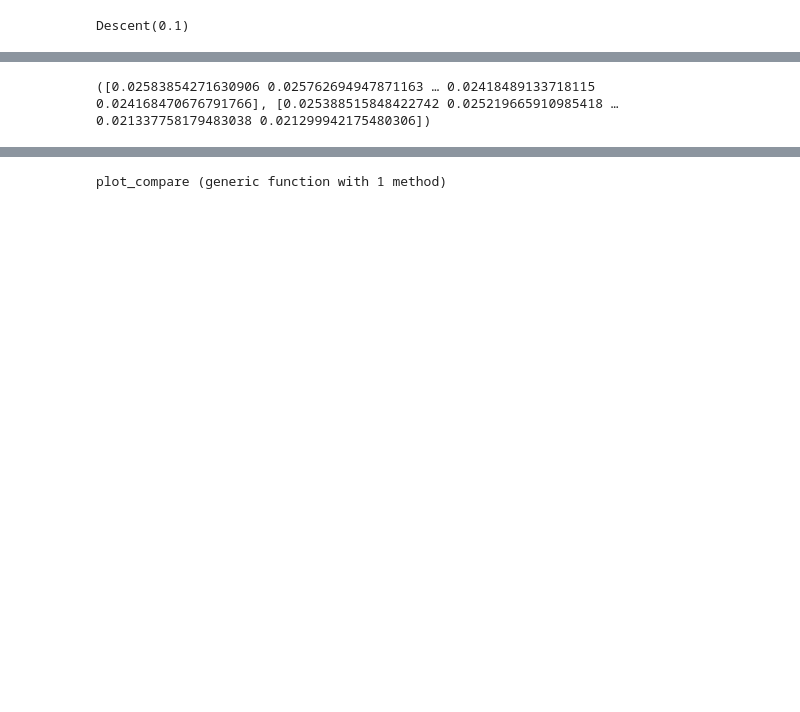
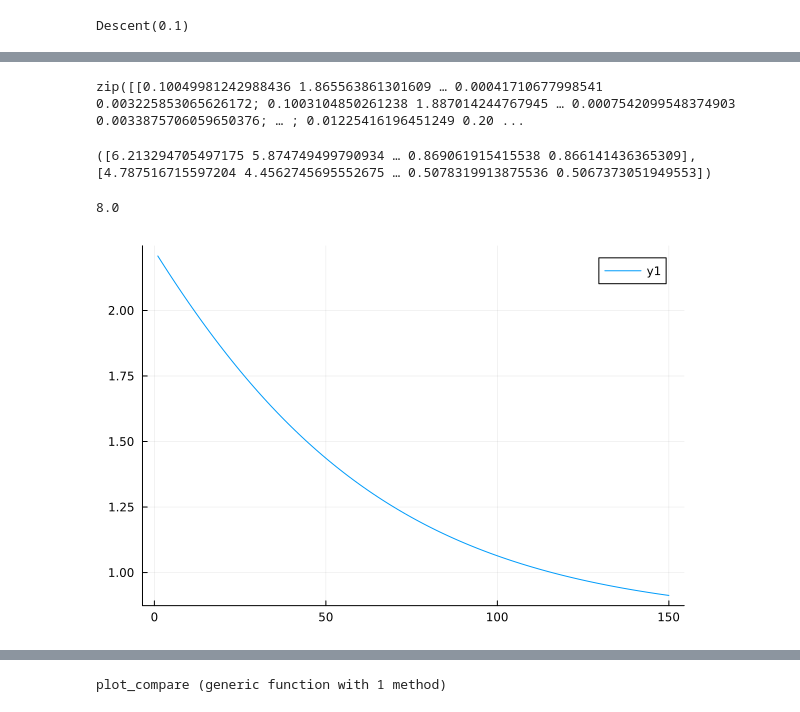
Before and after one commit to njericha/Deep-Unrolling-NTF, a Jupyter notebook: playground music.ipynb, the cells around one changed output, grey strips where cells are left out. Saved outputs shown, nothing was run; the diff lists cells and outputs as text; code cells hidden in the pictures; blank space fills up the shorter version.

```diff
--- a/playground music.ipynb
+++ b/playground music.ipynb
@@ -342,19 +379,33 @@ data = zip(train_V, train_H)
 train!(loss, model, data, opt)  #warning: trainable(x) should now return a NamedTuple with the field names, not a Tuple
+# %%
+testing_data = zip(test_V, test_H)
+# %% [output]
+zip([[0.10049981242988436 1.865563861301609 … 0.00041710677998541 0.003225853065626172; 0.1003104850261238 1.887014244767945 … 0.0007542099548374903 0.0033875706059650376; … ; 0.01225416196451249 0.20 ...
 # %%
 function my_train(maxit=50)
+    train_test_ratio = 1#train_set_size/test_set_size
     training_loss = zeros(1,maxit)
     testing_loss  = zeros(1,maxit)
     for i ∈ 1:maxit
         train!(loss, model, data, opt)
-        training_loss[i] = loss(model, train_V, train_H)
-        testing_loss[i]  = loss(model, test_V , test_H )
+        training_loss[i] = mean(loss(model, V, H) for (V,H) ∈ data)
+        testing_loss[i]  = mean(loss(model, V, H) for (V,H) ∈ testing_data)
     end
-    return training_loss, testing_loss
+    return training_loss, testing_loss*train_test_ratio
 end
 
-training_loss, testing_loss = my_train(50)
+maxit = 150
+training_loss, testing_loss = my_train(maxit)
 # %% [output]
-([0.02583854271630906 0.025762694947871163 … 0.02418489133718115 0.024168470676791766], [0.025388515848422742 0.025219665910985418 … 0.021337758179483038 0.021299942175480306])
+([6.213294705497175 5.874749499790934 … 0.869061915415538 0.866141436365309], [4.787516715597204 4.4562745695552675 … 0.5078319913875536 0.5067373051949553])
+# %%
+train_set_size/test_set_size
+# %% [output]
+8.0
+# %%
+plot(1:maxit,testing_loss')
+# %% [output]
+[figure, added]
 # %%
 # Evaluate the model performance on the training and testing set
 plot(1:maxit,[training_loss',testing_loss'],label=["training" "testing"],yscale=:log10)
```
Also changed, not shown: parts of 27 cells of this notebook.
